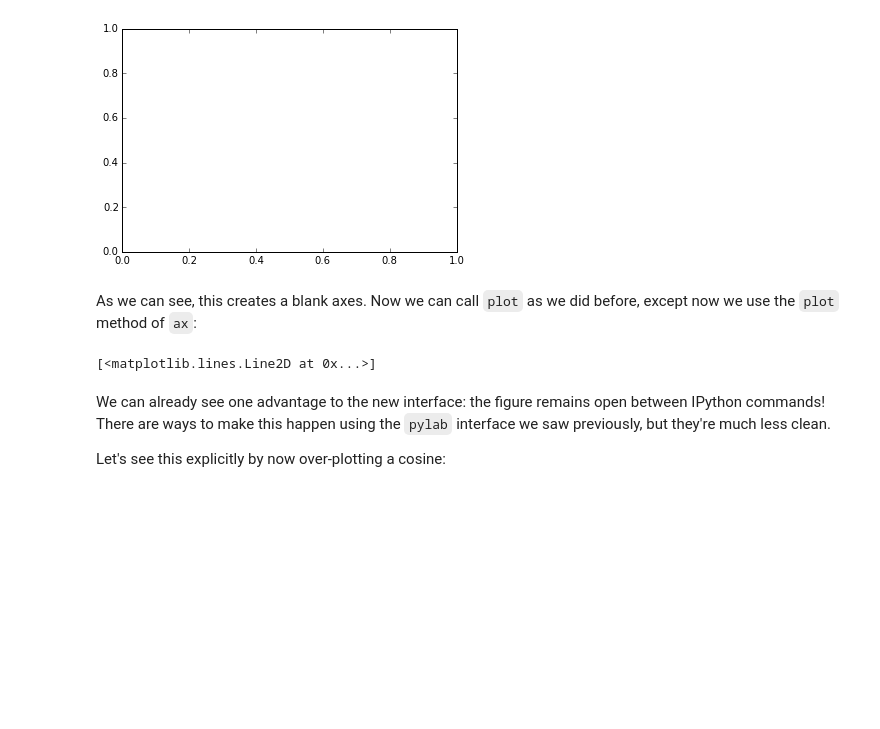
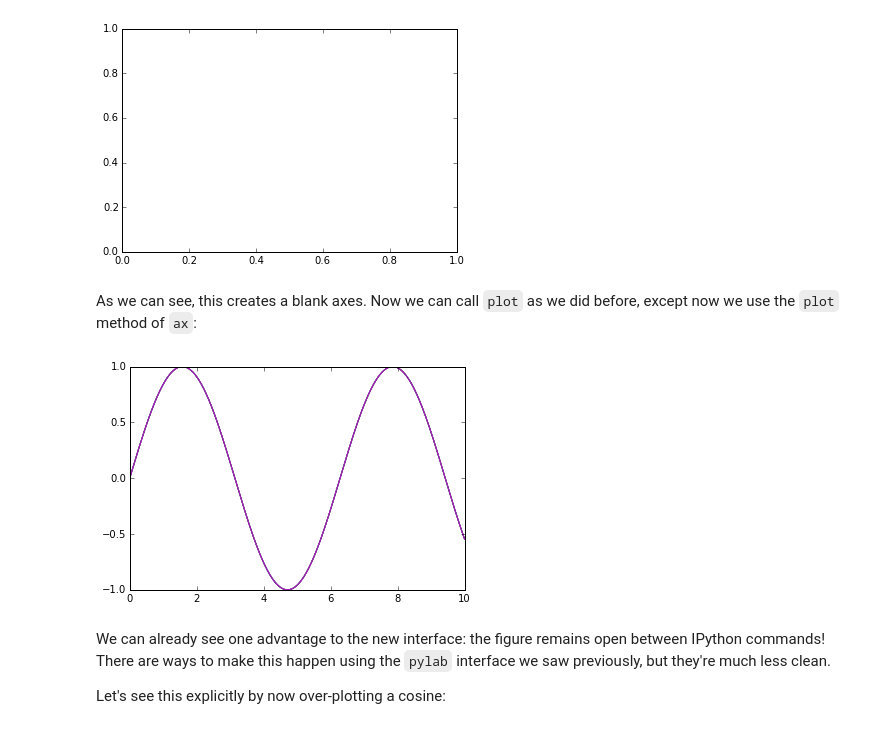
Before and after one commit to samuelwg/matplotlib_tutorial, a Jupyter notebook: notebooks_raw/02_object_oriented.ipynb, the cells around one changed output. Cells and saved outputs as stored; diff of their text form; code cells hidden in the pictures; blank space fills up the shorter version.

```diff
--- a/notebooks_raw/02_object_oriented.ipynb
+++ b/notebooks_raw/02_object_oriented.ipynb
@@ -41,12 +41,12 @@ did before, except now we use the ``plot`` method of ``ax``:
 # %%
 import numpy as np
 x = np.linspace(0, 10, 1000)
 y = np.sin(x)
 
 ax.plot(x, y)
-#display(fig)  # this is required to re-display the figure
+fig  # this is required to re-display the figure
 # %% [output]
-[<matplotlib.lines.Line2D at 0x...>]
+[figure, added]
 # %% [markdown]
 We can already see one advantage to the new interface: the figure remains open between
 IPython commands!  There are ways to make this happen using the ``pylab`` interface we
```
Also changed, not shown: 1 other file.
